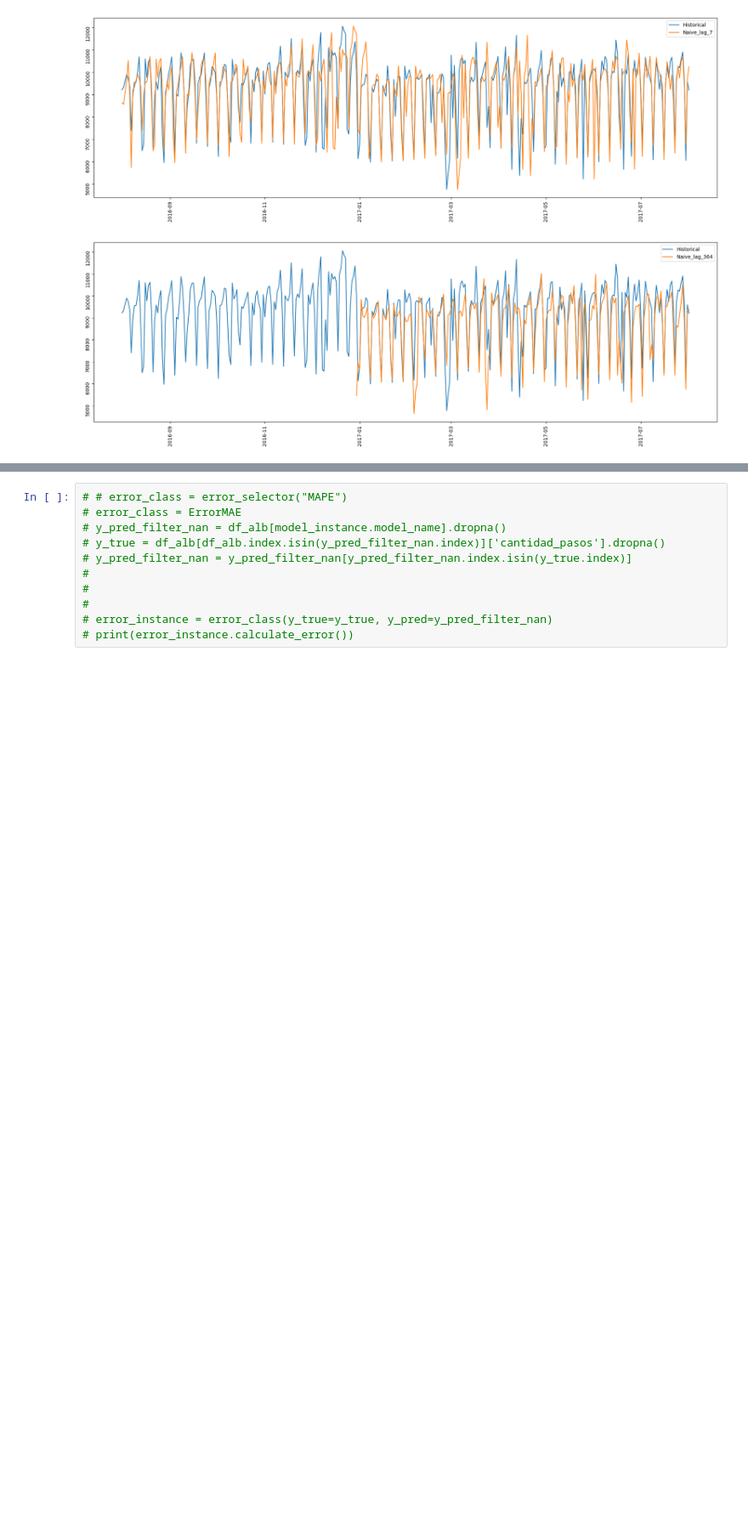
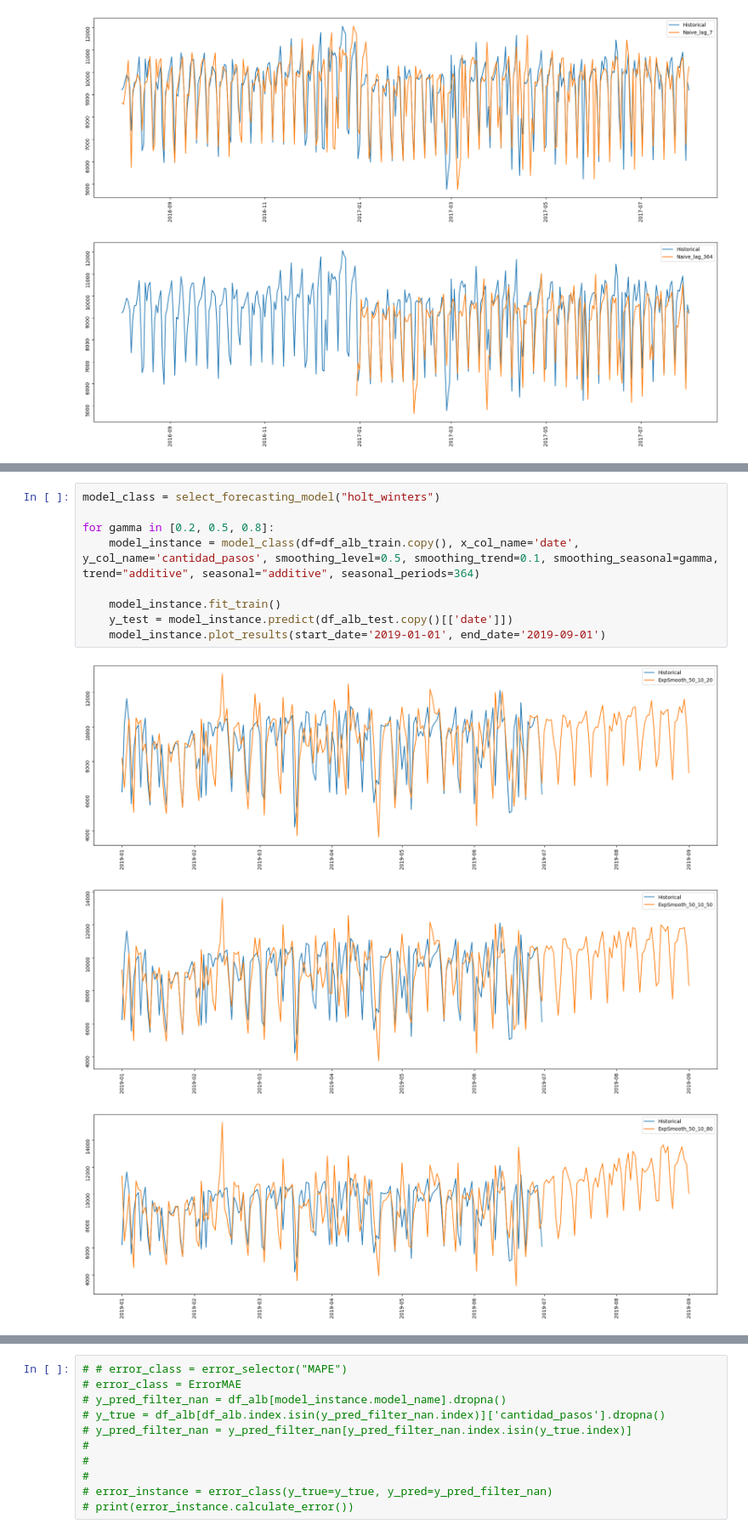
Before and after one commit to fmurphy97/Ultimate-Forecaster, a Jupyter notebook: nevada_test_grounds.ipynb, the cells around one changed output, grey strips where cells are left out. Shown at 85% size. Saved outputs shown, nothing was run; the diff lists cells and outputs as text; blank space fills up the shorter version.

```diff
--- a/nevada_test_grounds.ipynb
+++ b/nevada_test_grounds.ipynb
@@ -46,0 +57,13 @@ for alpha in [0.2, 0.5, 0.8]:
+# %%
+model_class = select_forecasting_model("holt_winters")
+
+for gamma in [0.2, 0.5, 0.8]:
+    model_instance = model_class(df=df_alb_train.copy(), x_col_name='date', y_col_name='cantidad_pasos', smoothing_level=0.5, smoothing_trend=0.1, smoothing_seasonal=gamma, trend="additive", seasonal="additive", seasonal_periods=364)
+
+    model_instance.fit_train()
+    y_test = model_instance.predict(df_alb_test.copy()[['date']])
+    model_instance.plot_results(start_date='2019-01-01', end_date='2019-09-01')
+# %% [output]
+[figure, added]
+[figure, added]
+[figure, added]
```
Also changed, not shown: parts of 5 cells of this notebook, 2 other files.
